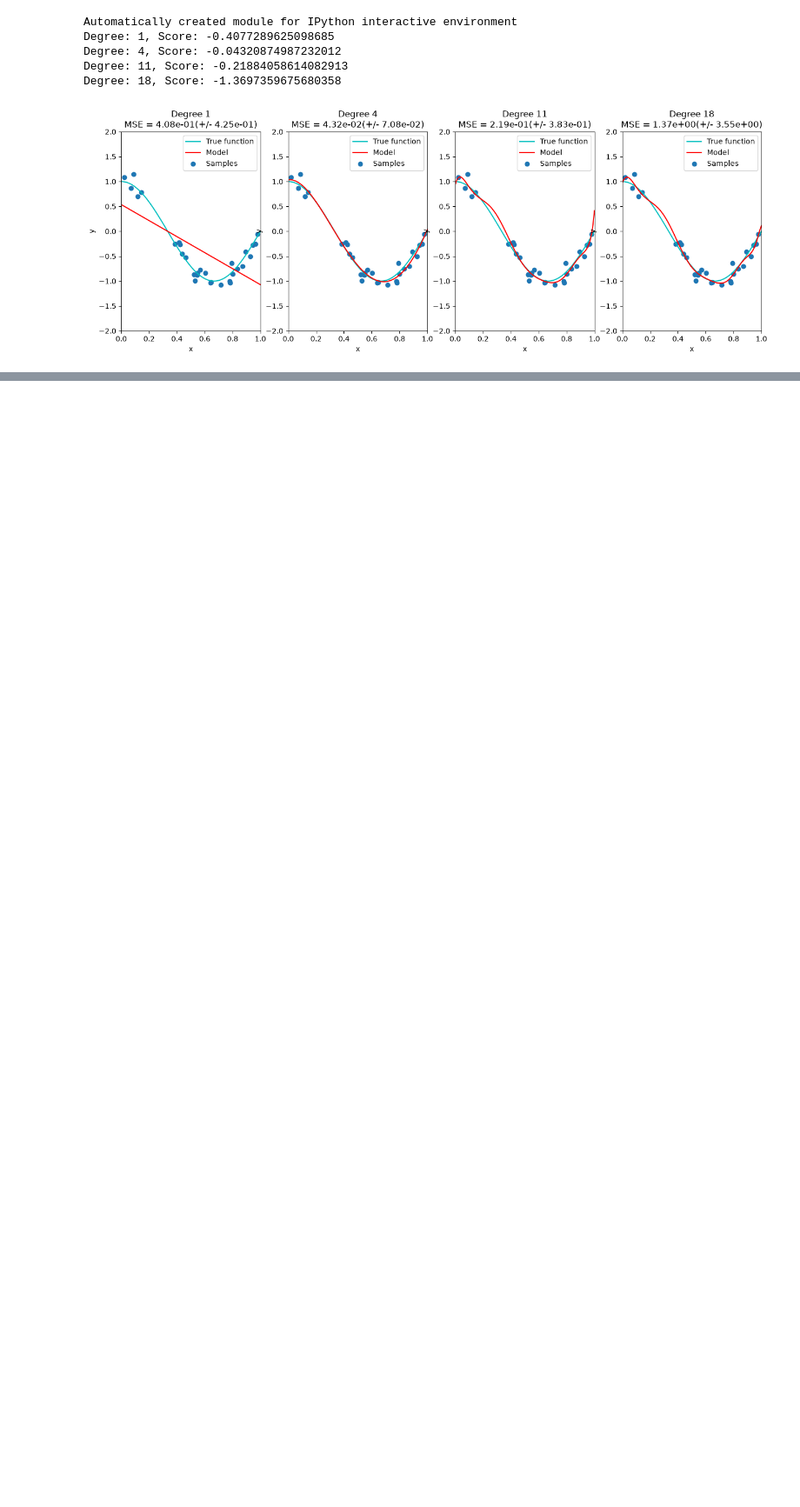
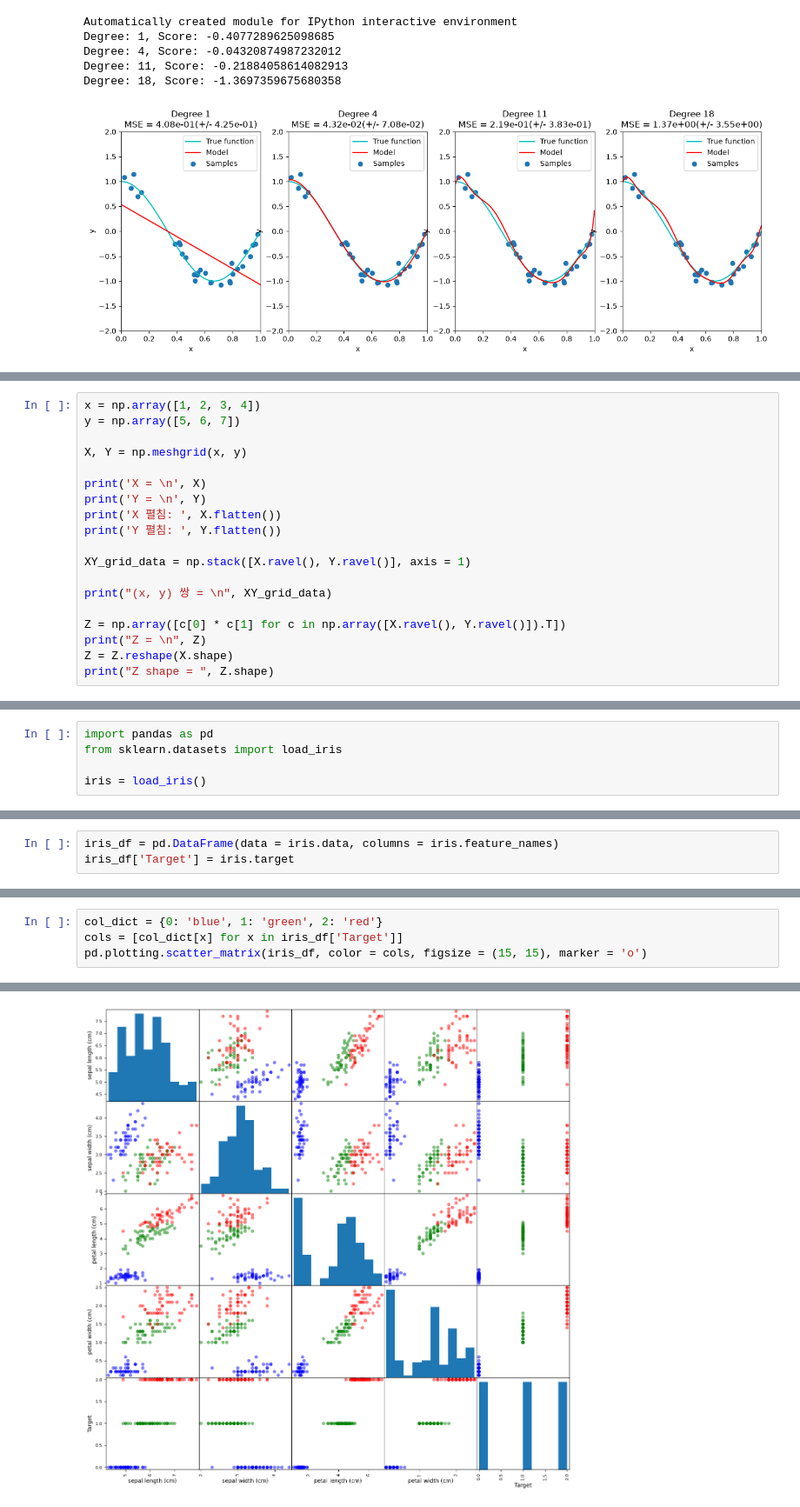
Before and after one commit to dlwlssud123/3-2_DAML, a Jupyter notebook: notebooks/기말공부.ipynb, the cells around one changed output, grey strips where cells are left out. Shown at 87% size. Cells and saved outputs as stored; diff of their text form; blank space fills up the shorter version.

```diff
--- a/notebooks/기말공부.ipynb
+++ b/notebooks/기말공부.ipynb
@@ -1337,0 +1436,19 @@ Degree: 18, Score: -1.3697359675680358
+# %%
+x = np.array([1, 2, 3, 4])
+y = np.array([5, 6, 7])
+
+X, Y = np.meshgrid(x, y)
+
+print('X = \n', X)
+print('Y = \n', Y)
+print('X 펼침: ', X.flatten())
+print('Y 펼침: ', Y.flatten())
+
+XY_grid_data = np.stack([X.ravel(), Y.ravel()], axis = 1)
+
+print("(x, y) 쌍 = \n", XY_grid_data)
+
+Z = np.array([c[0] * c[1] for c in np.array([X.ravel(), Y.ravel()]).T])
+print("Z = \n", Z)
+Z = Z.reshape(X.shape)
+print("Z shape = ", Z.shape)
@@ -1337,0 +1475,5 @@ Degree: 18, Score: -1.3697359675680358
+# %%
+import pandas as pd
+from sklearn.datasets import load_iris
+
+iris = load_iris()
@@ -1337,0 +1496,3 @@ Degree: 18, Score: -1.3697359675680358
+# %%
+iris_df = pd.DataFrame(data = iris.data, columns = iris.feature_names)
+iris_df['Target'] = iris.target
@@ -1337,0 +1535,5 @@ Degree: 18, Score: -1.3697359675680358
+# %%
+col_dict = {0: 'blue', 1: 'green', 2: 'red'}
+cols = [col_dict[x] for x in iris_df['Target']]
+pd.plotting.scatter_matrix(iris_df, color = cols, figsize = (15, 15), marker = 'o')
+# %% [output]
@@ -1337,0 +1557 @@ Degree: 18, Score: -1.3697359675680358
+[figure, added]
```
Also changed, not shown: parts of 61 cells of this notebook, 2 other files.
